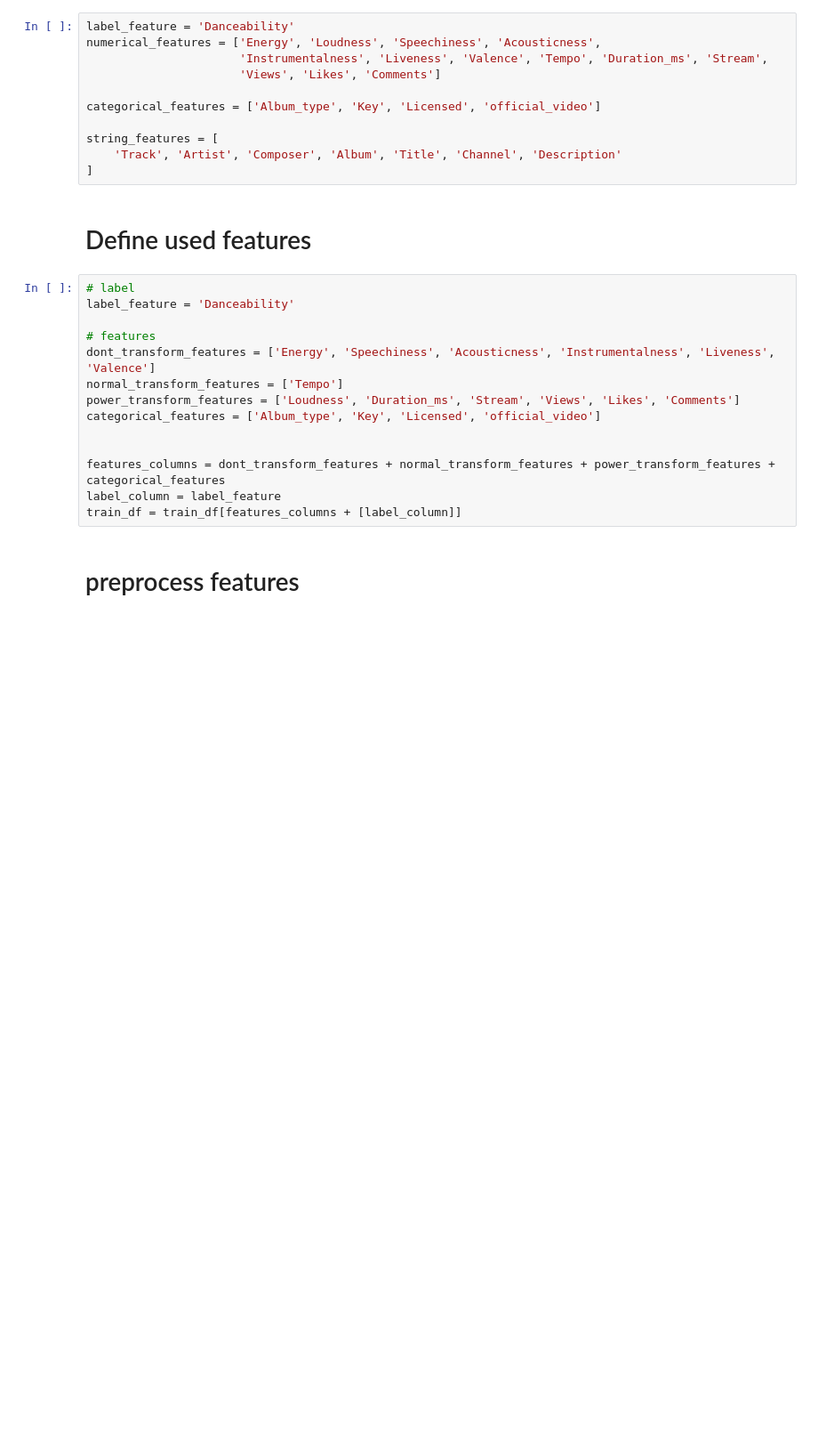
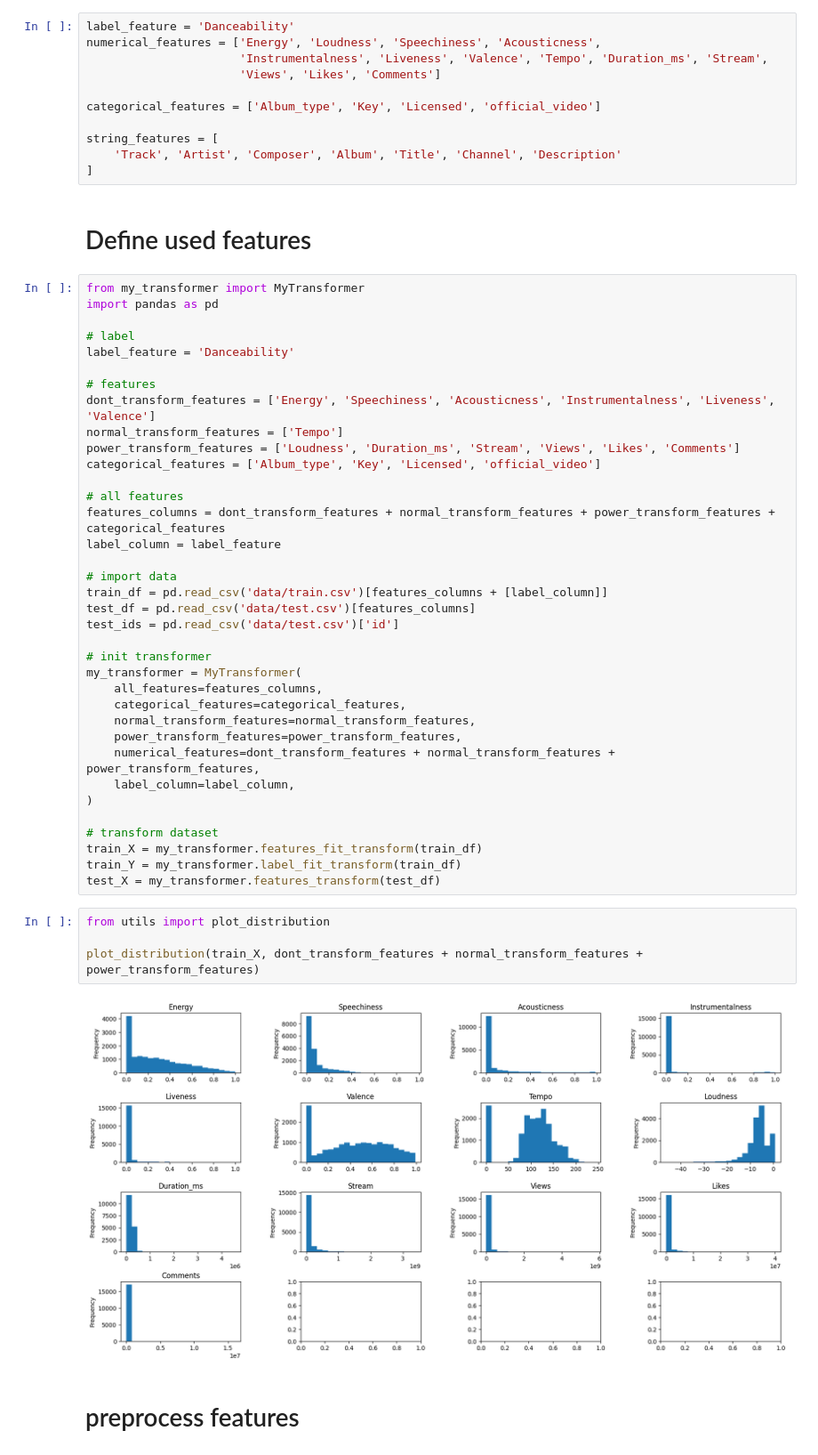
Before and after one commit to easonyu0203/ml-final-letdance, a Jupyter notebook: train.ipynb, the cells around one changed output. Shown at 89% size. Saved outputs shown, nothing was run; the diff lists cells and outputs as text; blank space fills up the shorter version.

Commit message:
feat: working on fc_training

```diff
--- a/train.ipynb
+++ b/train.ipynb
@@ -24,6 +24,9 @@ string_features = [
 # %% [markdown]
 # Define used features
 # %%
+from my_transformer import MyTransformer
+import pandas as pd
+
 # label
 label_feature = 'Danceability'
 
@@ -33,9 +36,34 @@ normal_transform_features = ['Tempo']
 power_transform_features = ['Loudness', 'Duration_ms', 'Stream', 'Views', 'Likes', 'Comments']
 categorical_features = ['Album_type', 'Key', 'Licensed', 'official_video']
 
-
+# all features
 features_columns = dont_transform_features + normal_transform_features + power_transform_features + categorical_features
 label_column = label_feature
-train_df = train_df[features_columns + [label_column]]
+
+# import data
+train_df = pd.read_csv('data/train.csv')[features_columns + [label_column]]
+test_df = pd.read_csv('data/test.csv')[features_columns]
+test_ids = pd.read_csv('data/test.csv')['id']
+
+# init transformer
+my_transformer = MyTransformer(
+    all_features=features_columns,
+    categorical_features=categorical_features,
+    normal_transform_features=normal_transform_features,
+    power_transform_features=power_transform_features,
+    numerical_features=dont_transform_features + normal_transform_features + power_transform_features,
+    label_column=label_column,
+)
+
+# transform dataset
+train_X = my_transformer.features_fit_transform(train_df)
+train_Y = my_transformer.label_fit_transform(train_df)
+test_X = my_transformer.features_transform(test_df)
+# %%
+from utils import plot_distribution
+
+plot_distribution(train_X, dont_transform_features + normal_transform_features + power_transform_features)
+# %% [output]
+[figure, added]
 # %% [markdown]
 # preprocess features
```
Also changed, not shown: parts of 4 cells of this notebook, 4 other files.
